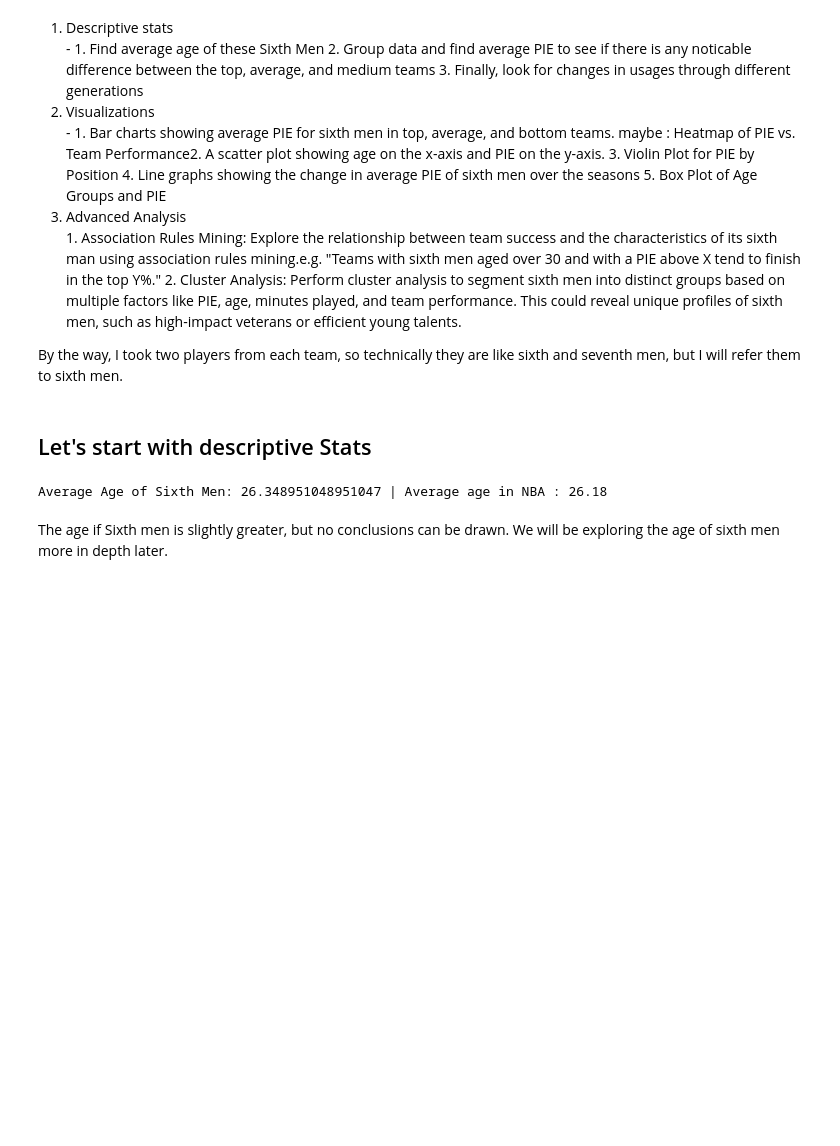
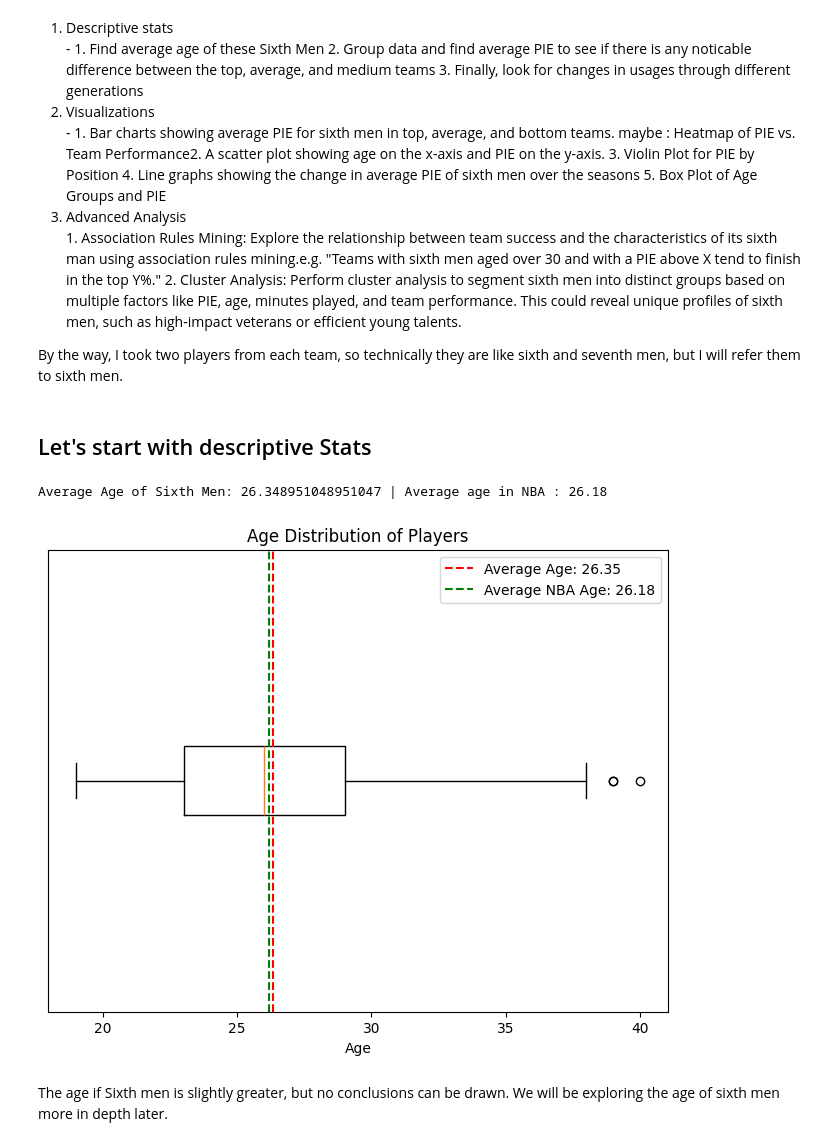
Before and after one commit to izyuan/Impact-of-Sixth-Men, a Jupyter notebook: analysis/descriptive_Statistics.ipynb, the cells around one changed output. Cells and saved outputs as stored; diff of their text form; code cells hidden in the pictures; blank space fills up the shorter version.

```diff
--- a/analysis/descriptive_Statistics.ipynb
+++ b/analysis/descriptive_Statistics.ipynb
@@ -22,11 +23,23 @@ df.head()
 By the way, I took two players from each team, so technically they are like sixth and seventh men, but I will refer them to sixth men.
 # %% [markdown]
 ## Let's start with descriptive Stats
-# %%
-average_age = df.loc[:, 'Age'].mean() #calculating average
-print(f"Average Age of Sixth Men: {average_age} | Average age in NBA : 26.18 ")
-# %% [output]
-Average Age of Sixth Men: 26.348951048951047 | Average age in NBA : 26.18
+# %%
+average_age = df.loc[:, 'Age'].mean() #calculating average
+print(f"Average Age of Sixth Men: {average_age} | Average age in NBA : 26.18 ")
+
+#box plot for visualizations
+plt.figure(figsize=(8, 6))
+plt.boxplot(df['Age'], vert=False)
+plt.xlabel('Age')
+plt.title('Age Distribution of Players')
+plt.yticks([])
+plt.axvline(x=average_age, color='r', linestyle='--', label=f'Average Age: {average_age:.2f}')
+plt.axvline(x=26.18, color='g', linestyle='--', label='Average NBA Age: 26.18')
+plt.legend()
+plt.show()
+# %% [output]
+Average Age of Sixth Men: 26.348951048951047 | Average age in NBA : 26.18
+[figure, added]
 # %% [markdown]
 The age if Sixth men is slightly greater, but no conclusions can be drawn. We will be exploring the age of sixth men more in depth later.
 # %%
```
Also changed, not shown: parts of 1 cell of this notebook, 7 other files.
